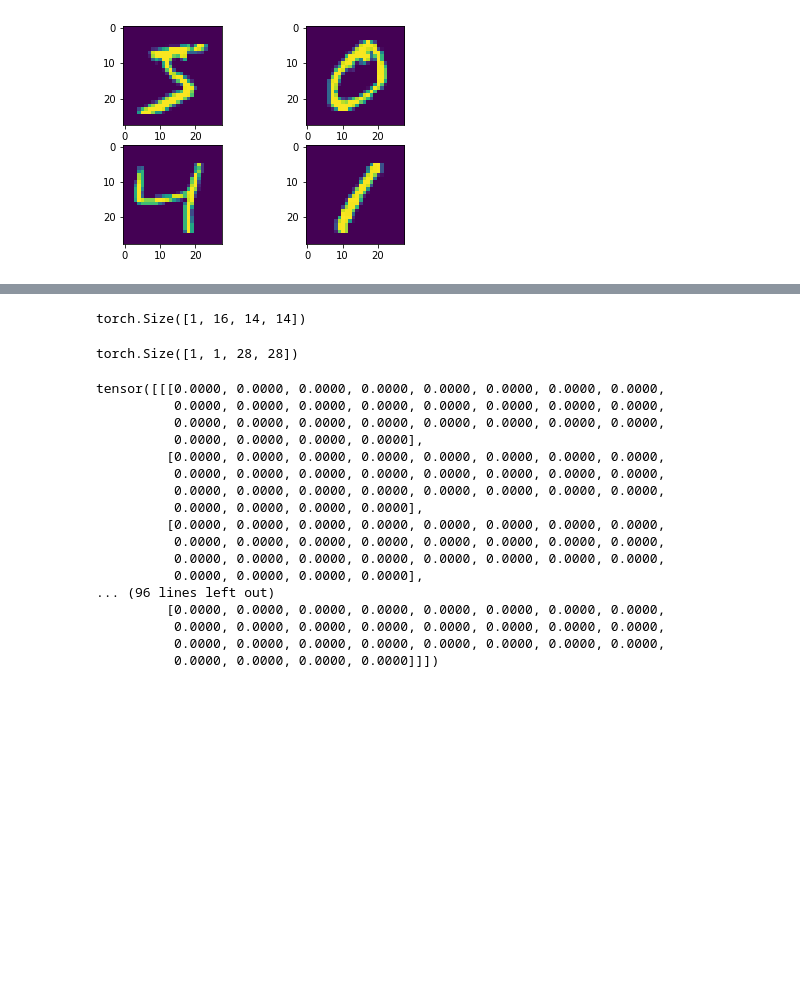
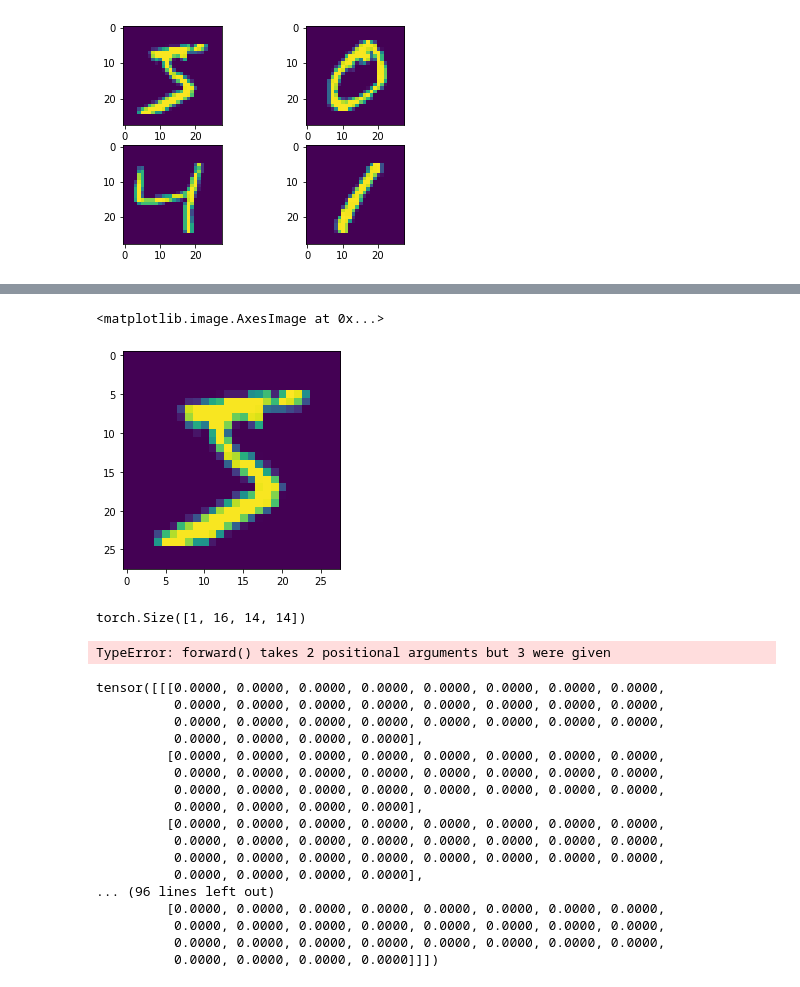
Before and after one commit to samburovam/GAN, a Jupyter notebook: MNISTClassification-checkpoint-checkpoint.ipynb, the cells around one changed output, grey strips where cells are left out. Cells and saved outputs as stored; diff of their text form; code cells hidden in the pictures; blank space fills up the shorter version.

```diff
--- a/MNISTClassification-checkpoint-checkpoint.ipynb
+++ b/MNISTClassification-checkpoint-checkpoint.ipynb
@@ -92,3 +230,8 @@ class generator(nn.Module):
+# %%
+plt.imshow(X_train_tensor[0].permute(1, 2, 0).detach().cpu())
+# %% [output]
+<matplotlib.image.AxesImage at 0x...>
+[figure, added]
 # %%
 nn.ConvTranspose2d(16, 16, kernel_size=4, stride=2, padding=1)(torch.randn(1, 16, 7, 7)).shape
 # %% [output]
@@ -108,9 +250,9 @@ D = discriminator().to(device)
 G_optimizer = optim.Adam(G.parameters(), betas=(0.5, 0.999))
 D_optimizer = optim.Adam(D.parameters(), betas=(0.5, 0.999))
 # %%
-G(torch.randn(1, 128)).shape
+G(torch.rand(batch_size, 100, 1).cuda(), torch.LongTensor(np.random.randint(0, 10, batch_size)).cuda())
 # %% [output]
-torch.Size([1, 1, 28, 28])
+TypeError: forward() takes 2 positional arguments but 3 were given
 # %%
 for idx, (imgs, _) in enumerate(train_loader):
     break
```
Also changed, not shown: parts of 18 cells of this notebook, 5 other files.
